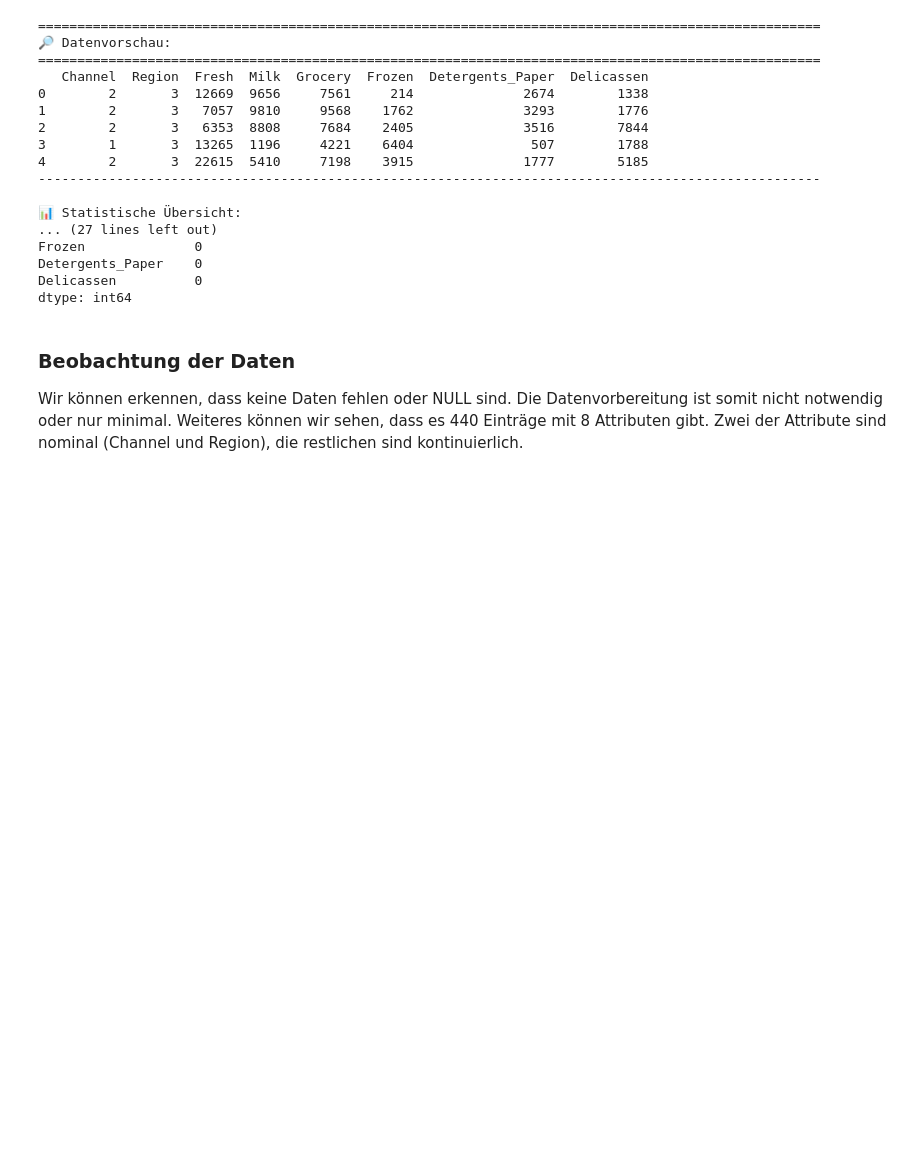
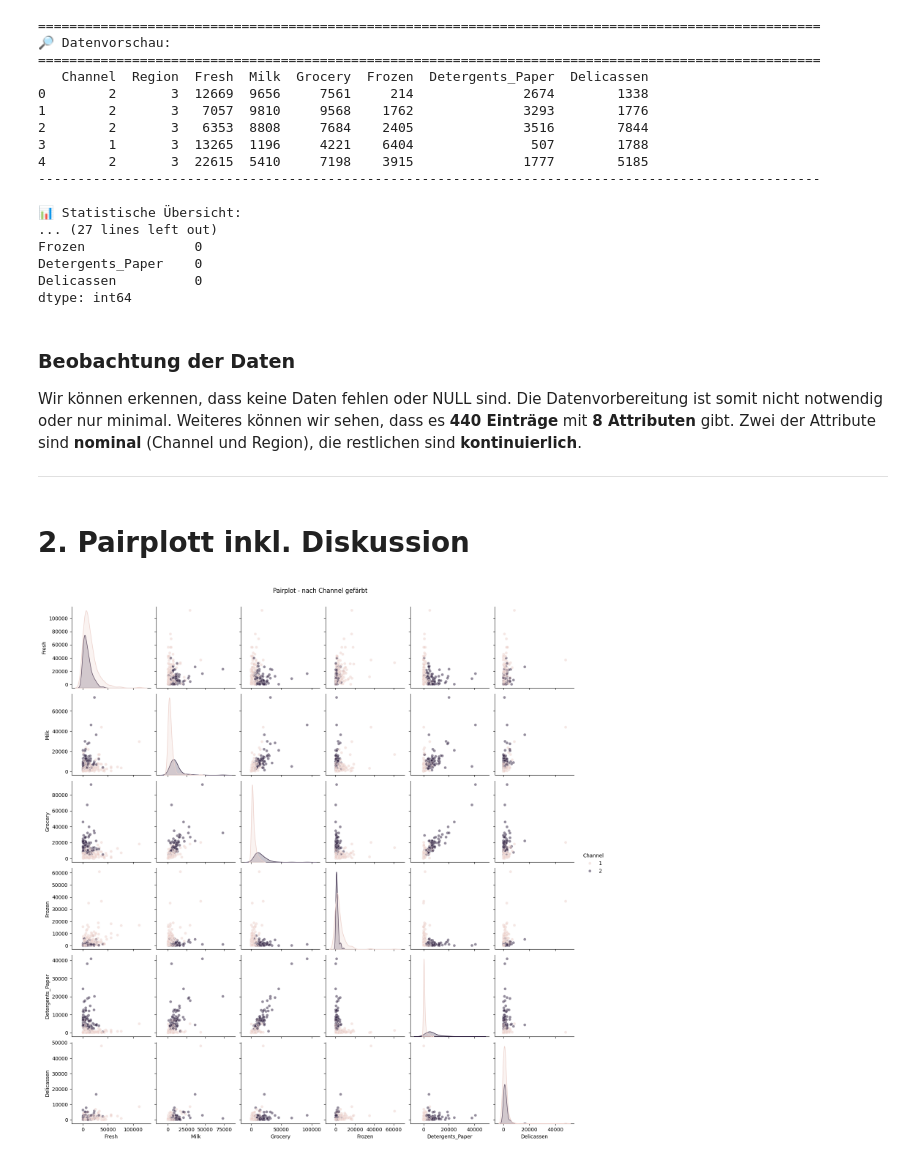
Before and after one commit to NewSkyLine-dev/HTL_Files, a Jupyter notebook: DSAI/5AHIF/Clustering/clustering.ipynb, the cells around one changed output. Cells and saved outputs as stored; diff of their text form; code cells hidden in the pictures; blank space fills up the shorter version.

Commit message:
Pairplot und Datenvorbereitung

```diff
--- a/DSAI/5AHIF/Clustering/clustering.ipynb
+++ b/DSAI/5AHIF/Clustering/clustering.ipynb
@@ -62,4 +59,20 @@ dtype: int64
 # %% [markdown]
 ### Beobachtung der Daten
 Wir können erkennen, dass keine Daten fehlen oder NULL sind. Die Datenvorbereitung ist somit nicht notwendig oder nur minimal.
-Weiteres können wir sehen, dass es 440 Einträge mit 8 Attributen gibt. Zwei der Attribute sind nominal (Channel und Region), die restlichen sind kontinuierlich.
+Weiteres können wir sehen, dass es **440 Einträge** mit **8 Attributen** gibt. Zwei der Attribute sind **nominal** (Channel und Region), die restlichen sind **kontinuierlich**.
+
+---
+# %% [markdown]
+# 2. Pairplott inkl. Diskussion
+# %%
+import seaborn as sns
+import matplotlib.pyplot as plt
+
+const_cols = ['Fresh', 'Milk', 'Grocery', 'Frozen', 'Detergents_Paper', 'Delicassen']
+
+sampled = data.sample(min(300, len(data)), random_state=42)
+sns.pairplot(sampled, vars=const_cols, hue="Channel", diag_kind="kde", plot_kws={"alpha":0.5, "s":30})
+plt.suptitle("Pairplot - nach Channel gefärbt", y=1.02)
+plt.show()
+# %% [output]
+[figure, added]
```
Also changed, not shown: parts of 5 cells of this notebook.
